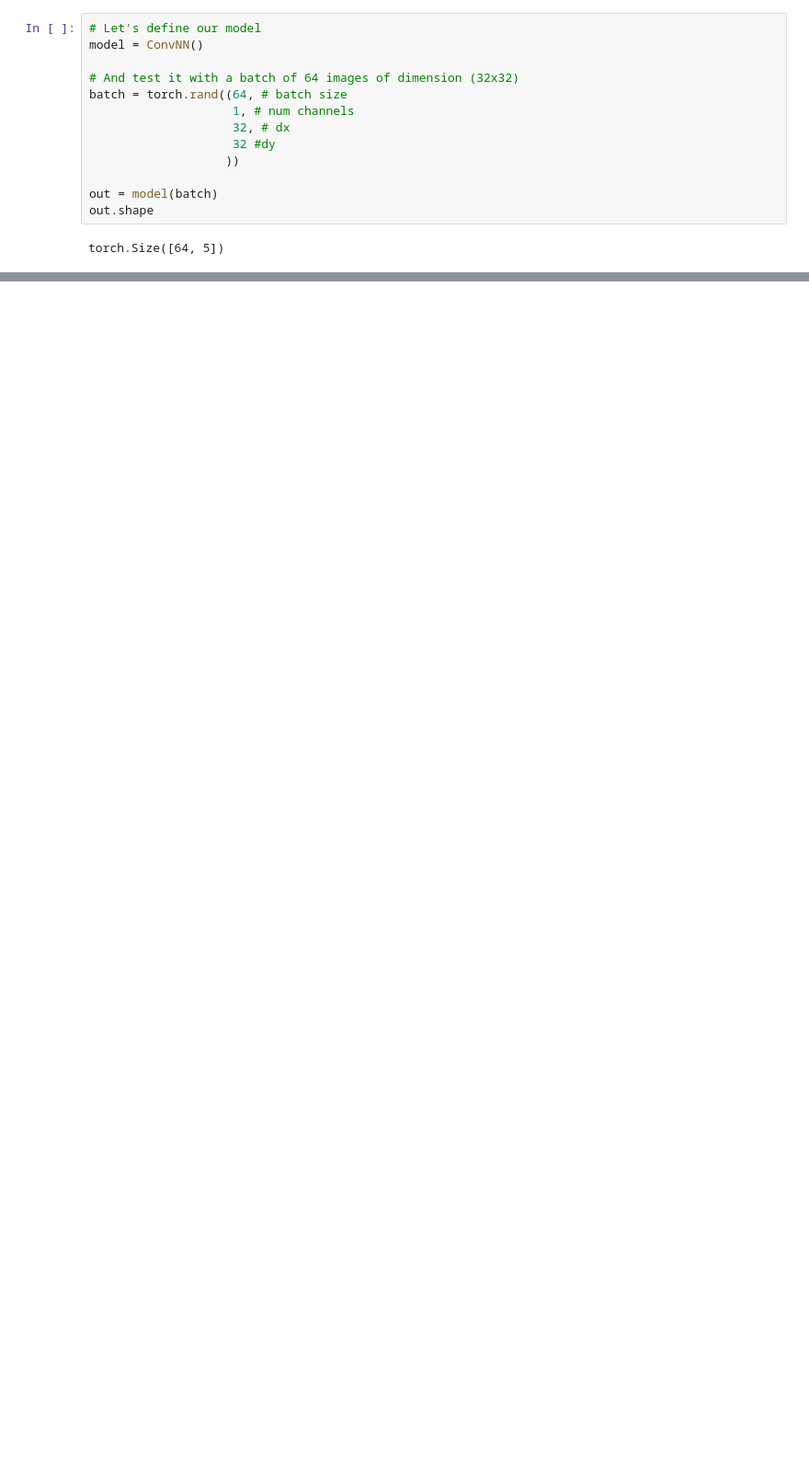
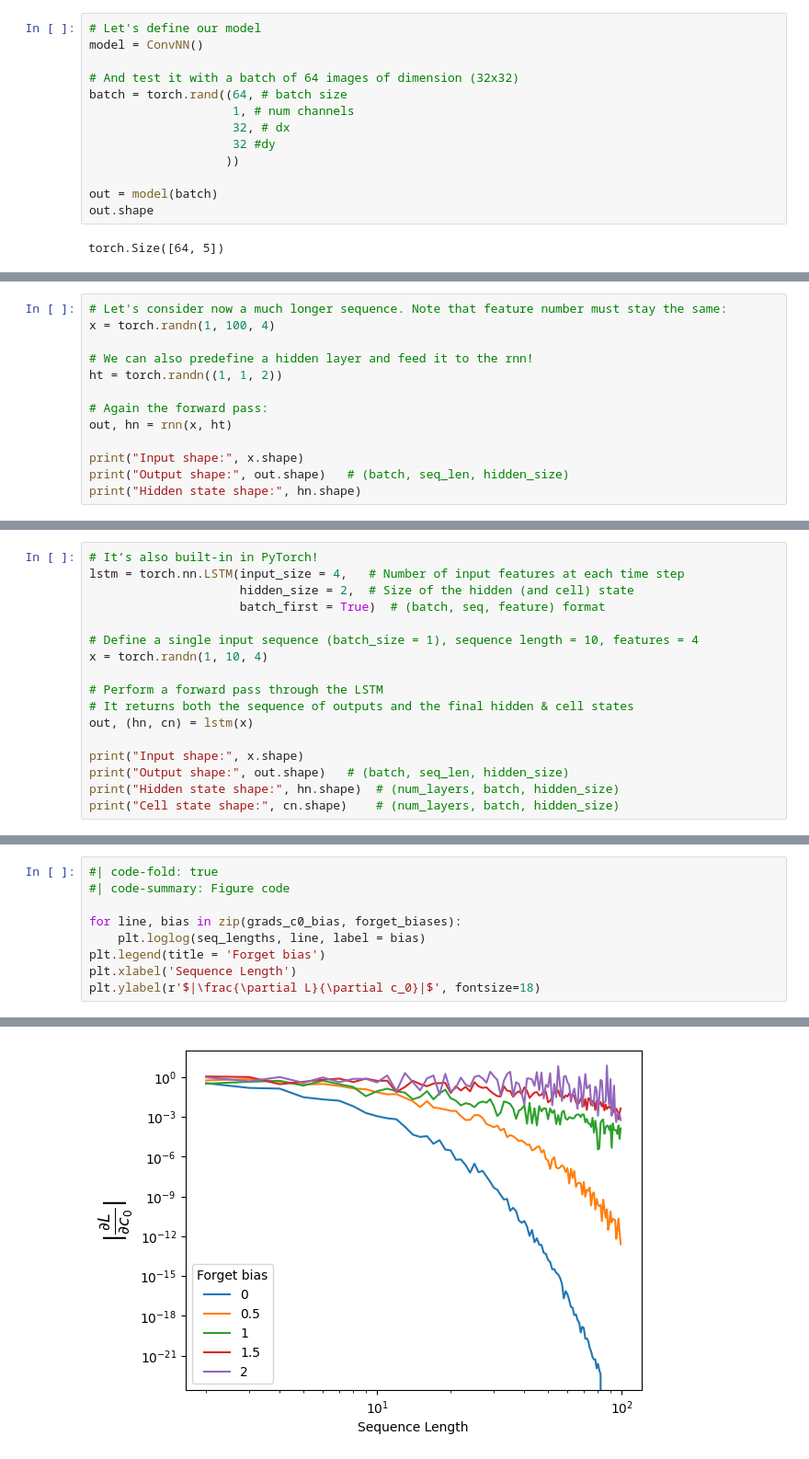
Before and after one commit to gorkamunoz/ML4Phys_UIBK_W25, a Jupyter notebook: nbs/course/deep_learning/04_nn_layers.ipynb, the cells around one changed output, grey strips where cells are left out. Shown at 92% size. Saved outputs shown, nothing was run; the diff lists cells and outputs as text; blank space fills up the shorter version.

```diff
--- a/nbs/course/deep_learning/04_nn_layers.ipynb
+++ b/nbs/course/deep_learning/04_nn_layers.ipynb
@@ -290,0 +433,13 @@ Create a CNN and train it to classify MNIST as we did in the section "Deep learn
+# %%
+# Let's consider now a much longer sequence. Note that feature number must stay the same:
+x = torch.randn(1, 100, 4)
+
+# We can also predefine a hidden layer and feed it to the rnn!
+ht = torch.randn((1, 1, 2))
+
+# Again the forward pass:
+out, hn = rnn(x, ht)
+
+print("Input shape:", x.shape)
+print("Output shape:", out.shape)   # (batch, seq_len, hidden_size)
+print("Hidden state shape:", hn.shape)
@@ -290,0 +571,17 @@ Create a CNN and train it to classify MNIST as we did in the section "Deep learn
+# %%
+# It’s also built-in in PyTorch!
+lstm = torch.nn.LSTM(input_size = 4,   # Number of input features at each time step
+                     hidden_size = 2,  # Size of the hidden (and cell) state
+                     batch_first = True)  # (batch, seq, feature) format
+
+# Define a single input sequence (batch_size = 1), sequence length = 10, features = 4
+x = torch.randn(1, 10, 4)
+
+# Perform a forward pass through the LSTM
+# It returns both the sequence of outputs and the final hidden & cell states
+out, (hn, cn) = lstm(x)
+
+print("Input shape:", x.shape)
+print("Output shape:", out.shape)   # (batch, seq_len, hidden_size)
+print("Hidden state shape:", hn.shape)  # (num_layers, batch, hidden_size)
+print("Cell state shape:", cn.shape)    # (num_layers, batch, hidden_size)
@@ -290,0 +646,10 @@ Create a CNN and train it to classify MNIST as we did in the section "Deep learn
+# %%
+#| code-fold: true
+#| code-summary: Figure code
+
+for line, bias in zip(grads_c0_bias, forget_biases):
+    plt.loglog(seq_lengths, line, label = bias)
+plt.legend(title = 'Forget bias')
+plt.xlabel('Sequence Length')
+plt.ylabel(r'$|\frac{\partial L}{\partial c_0}|$', fontsize=18)
+# %% [output]
@@ -290,0 +657 @@ Create a CNN and train it to classify MNIST as we did in the section "Deep learn
+[figure, added]
```
Also changed, not shown: parts of 37 cells of this notebook, 40 other files.
